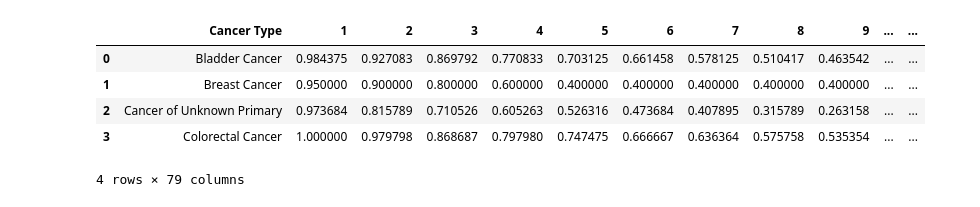
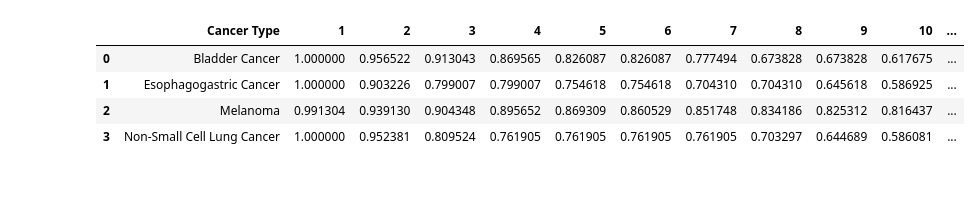
Before and after one commit to changhw01/gemini, a Jupyter notebook: 2021_01_04_sc.ipynb, the cells around one changed output. Drawn from its saved outputs; the diff is of its cells as text; code cells hidden in the pictures.

```diff
--- a/2021_01_04_sc.ipynb
+++ b/2021_01_04_sc.ipynb
@@ -12,15 +12,14 @@ import pandas as pd
 from tslib.src import tsUtils
 from tslib.src.synthcontrol.syntheticControl import RobustSyntheticControl
 # %%
-ts_pd1_df = pd.read_csv('data/ts_pd1_df.csv')
+ts_pd1_df = pd.read_csv('data/km__df.csv')
 ts_pd1_df.head(4)
 # %% [output]
-|  | Cancer Type | 1 | 2 | 3 | 4 | 5 | 6 | 7 | 8 | 9 | ... | ... |
-| 0 | Bladder Cancer | 0.984375 | 0.927083 | 0.869792 | 0.770833 | 0.703125 | 0.661458 | 0.578125 | 0.510417 | 0.463542 | ... | ... |
-| 1 | Breast Cancer | 0.950000 | 0.900000 | 0.800000 | 0.600000 | 0.400000 | 0.400000 | 0.400000 | 0.400000 | 0.400000 | ... | ... |
-| 2 | Cancer of Unknown Primary | 0.973684 | 0.815789 | 0.710526 | 0.605263 | 0.526316 | 0.473684 | 0.407895 | 0.315789 | 0.263158 | ... | ... |
-| 3 | Colorectal Cancer | 1.000000 | 0.979798 | 0.868687 | 0.797980 | 0.747475 | 0.666667 | 0.636364 | 0.575758 | 0.535354 | ... | ... |
+|  | Cancer Type | 1 | 2 | 3 | 4 | 5 | 6 | 7 | 8 | 9 | 10 | ... |
+| 0 | Bladder Cancer | 1.000000 | 0.956522 | 0.913043 | 0.869565 | 0.826087 | 0.826087 | 0.777494 | 0.673828 | 0.673828 | 0.617675 | ... |
+| 1 | Esophagogastric Cancer | 1.000000 | 0.903226 | 0.799007 | 0.799007 | 0.754618 | 0.754618 | 0.704310 | 0.704310 | 0.645618 | 0.586925 | ... |
+| 2 | Melanoma | 0.991304 | 0.939130 | 0.904348 | 0.895652 | 0.869309 | 0.860529 | 0.851748 | 0.834186 | 0.825312 | 0.816437 | ... |
+| 3 | Non-Small Cell Lung Cancer | 1.000000 | 0.952381 | 0.809524 | 0.761905 | 0.761905 | 0.761905 | 0.761905 | 0.703297 | 0.644689 | 0.586081 | ... |
-4 rows × 79 columns
 # %%
 def predict_and_plot(ts_pd1_df, target_type, moStart=1, moTrainEnd=6, moTestEnd=12, singvals=2):
     other_types = list(ts_pd1_df['Cancer Type'])
```
Also changed, not shown: parts of 7 cells of this notebook, 1 other file.
